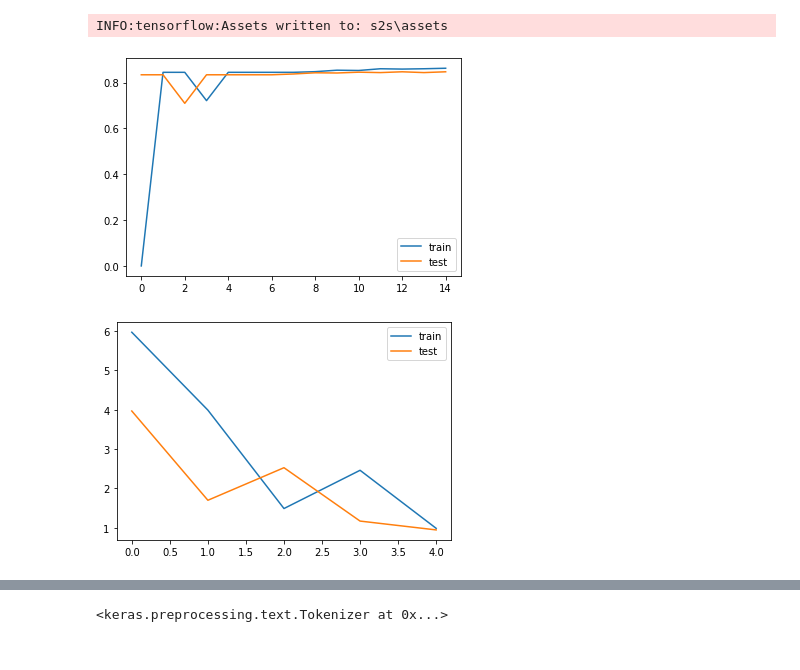
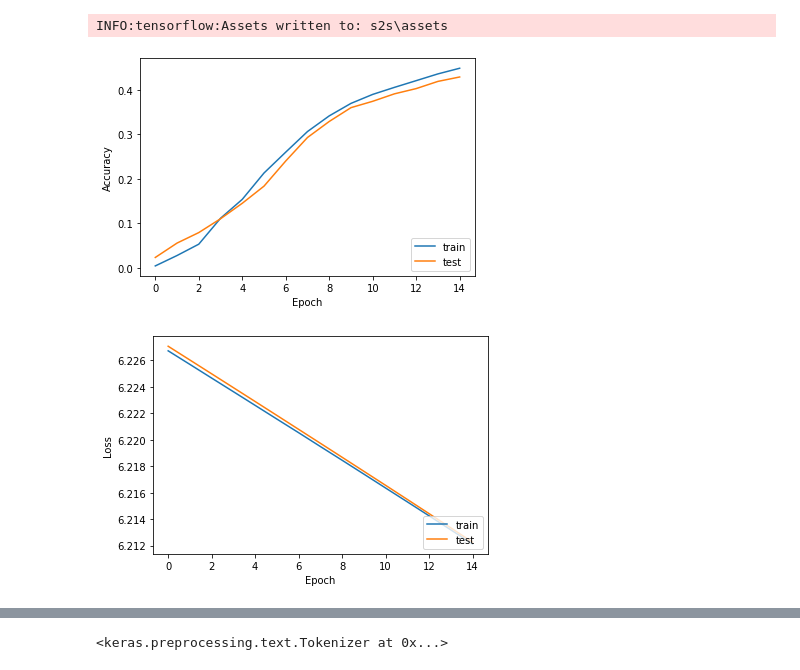
Before and after one commit to khadidja-ben/transpvisback, a Jupyter notebook: serverTranspvisBack/machineLearning/TextGenerator/text-generator.ipynb, the cells around one changed output, grey strips where cells are left out. Cells and saved outputs as stored; diff of their text form; code cells hidden in the pictures.

```diff
--- a/serverTranspvisBack/machineLearning/TextGenerator/text-generator.ipynb
+++ b/serverTranspvisBack/machineLearning/TextGenerator/text-generator.ipynb
@@ -126,12 +268,20 @@ y_train= tr_tokenizer.texts_to_sequences(y_train)
 en_in_data= pad_sequences(x_train,  maxlen=max_in_len, padding='post')
 dec_data= pad_sequences(y_train,  maxlen=max_tr_len, padding='post')
 
+
+minmax_scale = preprocessing.MinMaxScaler(feature_range=(0, 1))
+# x = np.array(x_train)
+en_in_data = minmax_scale.fit_transform(en_in_data)
+# print(en_in_data)
+
 # Decoder input data will not include the last word
 # i.e. 'end' in decoder input data
 dec_in_data = dec_data[:,:-1]
 
 # Decoder target data will be one time step ahead as it will not include the first word i.e 'start'
 dec_tr_data = dec_data.reshape(len(dec_data),max_tr_len,1)[:,1:]
+
+# print(x_train)
 # %%
 # Return Sequences = True: When the return sequences
 # parameter is set to True, LSTM produces the hidden
@@ -190,4 +344,6 @@ def add_prefix(model, prefix: str, custom_objects=None):
 # %%
+# import mdn
+
 K.clear_session()
 latent_dim = 500
 
@@ -195,7 +351,14 @@ latent_dim = 500
 # Create input object of total number of encoder words
 en_inputs = Input(shape=(max_in_len,),name='input_0')
 
-en_embedding = Embedding(num_in_words+1, latent_dim, name='en_embedding')(en_inputs)
+# en_embedding = Embedding(num_in_words+1, latent_dim, name='en_embedding')(en_inputs)
+en_embedding = Embedding(vocab_size_text,
+                         embed_dim_text,
+                         name='en_embedding',
+                         input_length=max_txt_len_text,
+                         embeddings_initializer=tf.keras.initializers.Constant(embed_matrix_text)
+                        )(en_inputs)
+# Embedding(input_dim=vocab_size,output_dim=embed_dim,input_length=max_txt_len,embeddings_initializer=Constant(embed_matrix))
 
 # Create 3 stacked LSTM layer with the shape of hidden dimension for text summarizer using deep learning
 # LSTM 1
@@ -215,7 +378,11 @@ en_states= [state_h3, state_c3]
 
 # Decoder.
 dec_inputs = Input(shape=(None,))
-dec_emb_layer = Embedding(num_tr_words+1, latent_dim)
+dec_emb_layer = Embedding(vocab_size_text,
+                          embed_dim_text,
+                          input_length=max_txt_len_sum,
+                          embeddings_initializer=tf.keras.initializers.Constant(embed_matrix_text)
+                         )
 dec_embedding = dec_emb_layer(dec_inputs)
 
 # Initialize decoder's LSTM layer with the output states of encoder
@@ -231,6 +398,8 @@ merge=Concatenate(axis=-1, name='concat_layer1')([dec_outputs,attn_out])
 
 # Dense layer (output layer)
 dec_dense = Dense(num_tr_words+1, activation='softmax')
+# m = 32 # number of gaussian models to build
+# dec_dense = mdn.MDN(num_tr_words+1,m)
 dec_outputs = dec_dense(merge)
 
 # Model class and model summary for text Summarizer
@@ -256,8 +425,15 @@ Trainable params: 8,626,399
 Non-trainable params: 0
 __________________________________________________________________________________________________
 # %%
+# optimizer = tf.keras.optimizers.RMSprop(learning_rate=0.001)
+optimizer = tf.keras.optimizers.Adam(lr=0.000001)
+# optimizer = 'sgd'
+# optimizer="rmsprop", loss="sparse_categorical_crossentropy", metrics=["accuracy"]
+
 model.compile(
-    optimizer="rmsprop", loss="sparse_categorical_crossentropy", metrics=["accuracy"]
+    optimizer=optimizer,
+    loss="sparse_categorical_crossentropy",
+    metrics=["accuracy"]
 )
 # %%
 from tensorflow.keras.callbacks import EarlyStopping
@@ -266,7 +442,7 @@ es = EarlyStopping(monitor='val_loss', mode='min', verbose=1)
 history=model.fit(
     [en_in_data, dec_in_data],
     dec_tr_data,
-    batch_size=512,
+    batch_size=64,
     epochs=15,
     validation_split=0.1,
     )
@@ -297,20 +475,30 @@ INFO:tensorflow:Assets written to: s2s\assets
 INFO:tensorflow:Assets written to: s2s\assets
 # %%
 from matplotlib import pyplot
+
 pyplot.plot(history.history['accuracy'], label='train')
 pyplot.plot(history.history['val_accuracy'], label='test')
-pyplot.legend()
+
+pyplot.xlabel('Epoch')
+pyplot.ylabel('Accuracy')
+pyplot.legend(loc='lower right')
+
 pyplot.show()
 # %% [output]
-[figure, old version]
+[figure, new version]
 # %%
 from matplotlib import pyplot
+
 pyplot.plot(history.history['loss'], label='train')
 pyplot.plot(history.history['val_loss'], label='test')
-pyplot.legend()
+
+pyplot.xlabel('Epoch')
+pyplot.ylabel('Loss')
+pyplot.legend(loc='lower right')
+
 pyplot.show()
 # %% [output]
-[figure, old version]
+[figure, new version]
 # %%
 # Encoder inference
 latent_dim=500#load the model
```
Also changed, not shown: parts of 31 cells of this notebook, 22 other files.
